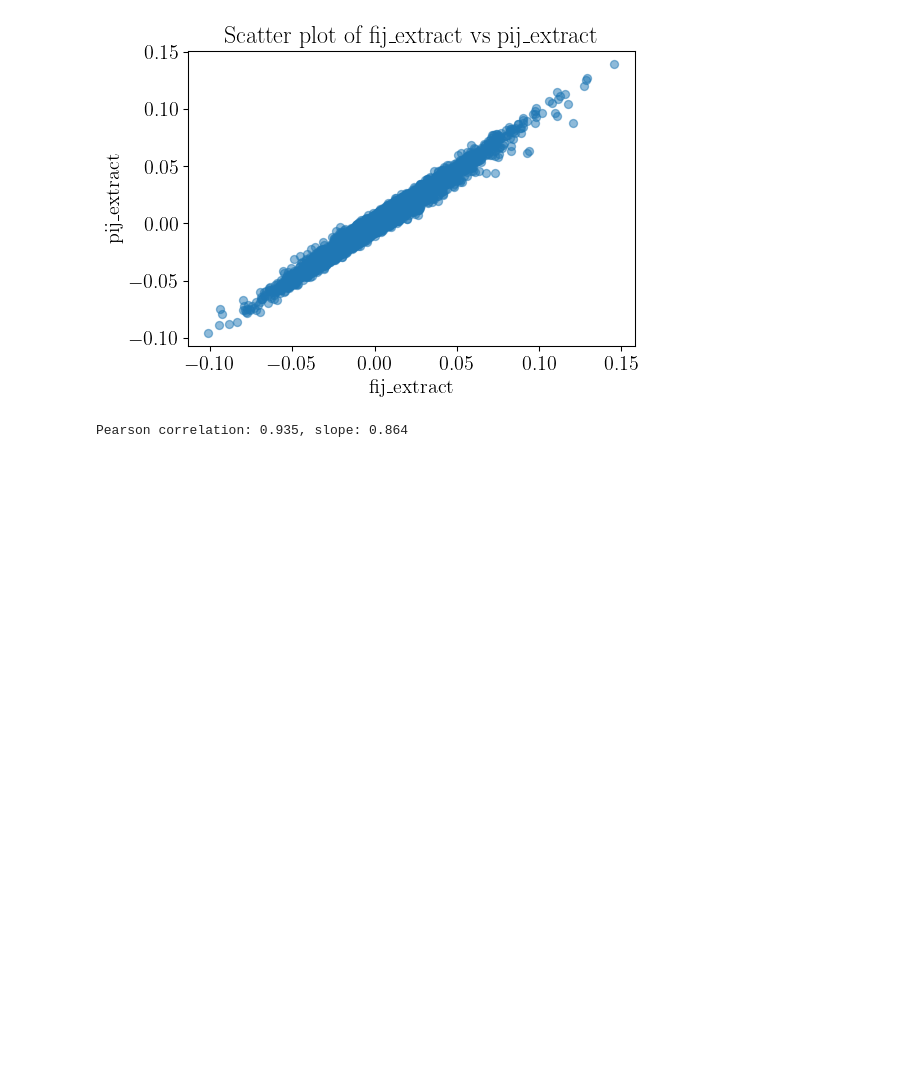
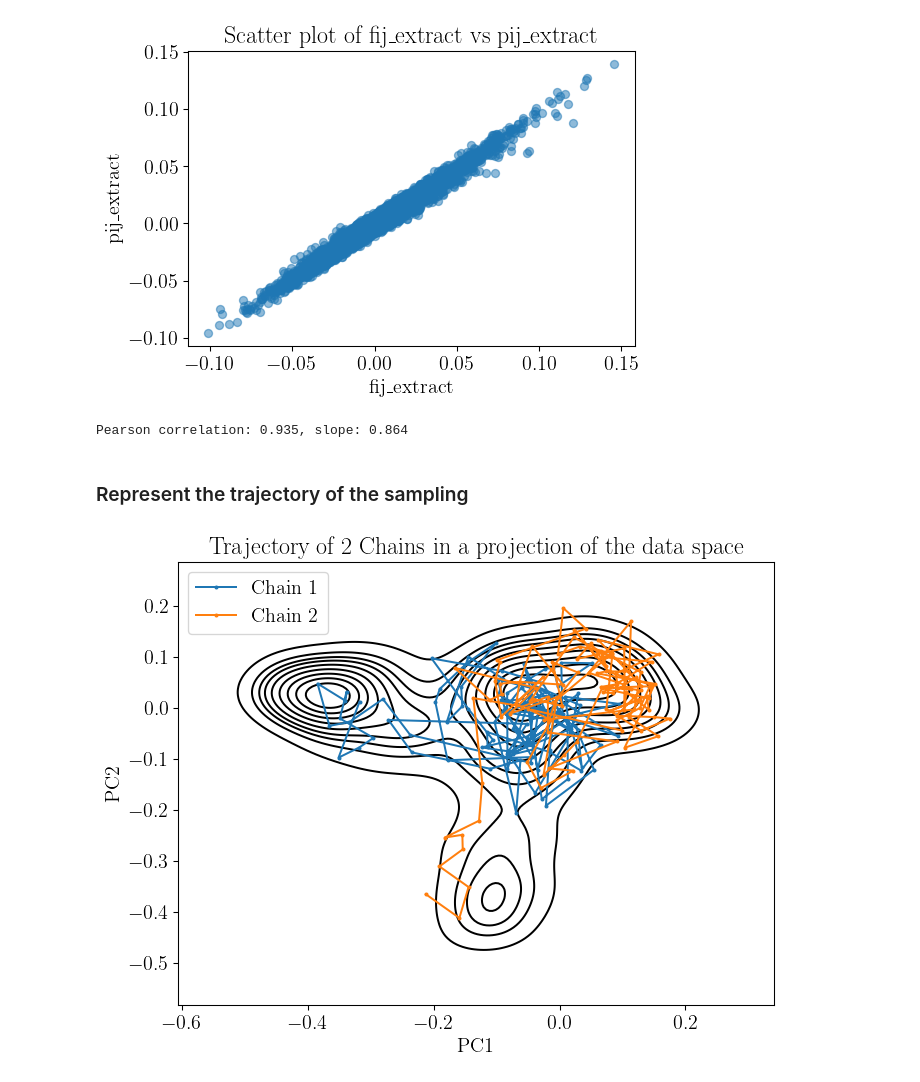
Before and after one commit to spqb/adabmDCApy, a Jupyter notebook: notebooks/tests.ipynb, the cells around one changed output. Cells and saved outputs as stored; diff of their text form; code cells hidden in the pictures; blank space fills up the shorter version.

```diff
--- a/notebooks/tests.ipynb
+++ b/notebooks/tests.ipynb
@@ -106,3 +113,48 @@ plt.show()
 print(f"Pearson correlation: {pearson:.3f}, slope: {slope:.3f}")
 # %% [output]
 Pearson correlation: 0.935, slope: 0.864
+# %% [markdown]
+### Represent the trajectory of the sampling
+# %%
+from adabmDCA.sampling import gibbs_sampling
+
+# Load the model parameters
+params = load_params(fname_model, tokens=tokens, device=device)
+# Initialize the chains
+chains = torch.randint(0, len(tokens), (2, data.shape[1]), device=device)
+chains = one_hot(chains, num_classes=len(tokens))
+
+confs = []
+nsweeps = 1000
+
+for _ in tqdm(range(nsweeps)):
+    chains = gibbs_sampling(chains, params, nsweeps=1)
+    proj_chains = (chains.view(len(chains), -1) @ Vt) / data.shape[1]**0.5
+    confs.append(proj_chains[:, :2].unsqueeze(0).cpu().numpy())
+# %%
+confs = np.concatenate(confs, axis=0).transpose(1, 0, 2)
+# %%
+import seaborn as sns
+
+# Convert data_proj to a numpy array and select the first two directions
+data_proj_np = data_proj.cpu().numpy()[:, :2]
+
+# Create a DataFrame for seaborn
+df_proj = pd.DataFrame(data_proj_np, columns=['PC1', 'PC2'])
+
+# Plot the density plot with contour lines
+nsweeps_plot = 110
+plt.figure(figsize=(8, 6), dpi=96)
+sns.kdeplot(data=df_proj, x='PC1', y='PC2', fill=False, color='black', levels=10)
+
+# Superimpose the trajectory of the 2 chains
+for i in range(confs.shape[0]):
+    plt.plot(confs[i, :nsweeps_plot, 0], confs[i, :nsweeps_plot, 1], marker='o', markersize=2, label=f'Chain {i+1}')
+
+plt.title('Trajectory of 2 Chains in a projection of the data space')
+plt.xlabel('PC1')
+plt.ylabel('PC2')
+plt.legend()
+plt.show()
+# %% [output]
+[figure, added]
```
Also changed, not shown: parts of 5 cells of this notebook, 11 other files.
